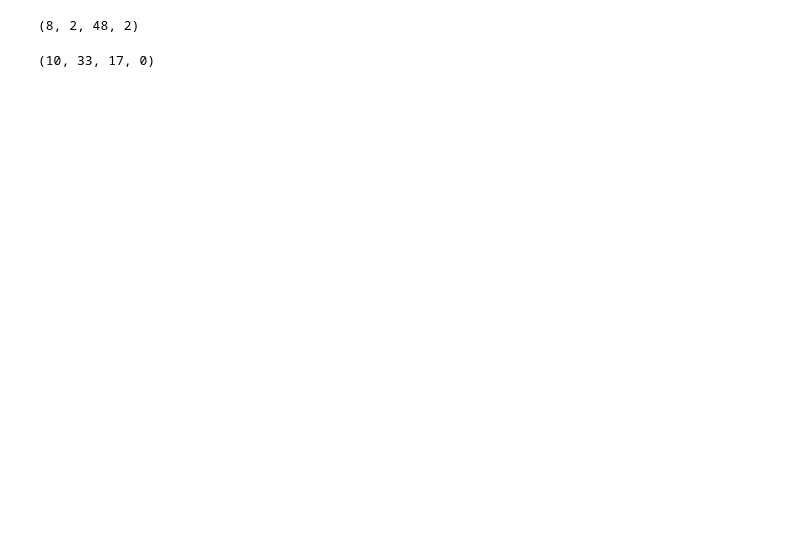
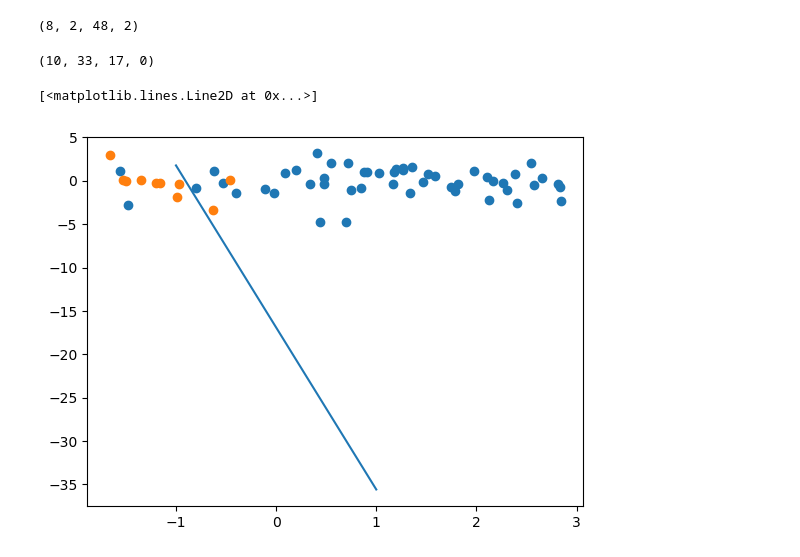
Before and after one commit to asaha1203/cx-4803, a Jupyter notebook: hw_7/hw_7_q4.ipynb, the cells around one changed output. Cells and saved outputs as stored; diff of their text form; code cells hidden in the pictures; blank space fills up the shorter version.

```diff
--- a/hw_7/hw_7_q4.ipynb
+++ b/hw_7/hw_7_q4.ipynb
@@ -142,3 +146,12 @@ cmval(Ximbalance,w1imbalance,yimbalance,0,60)
 cmval(Ximbalance,w2imbalance,yimbalance,0,60)
 # %% [output]
 (10, 33, 17, 0)
+# %%
+#plot stuff
+plt.scatter(x[0:50,0], x[0:50,1])
+plt.scatter(x[50:60,0], x[50:60,1])
+xvalues = np.linspace(-3,3,100)
+plt.plot(xvalues, -(w1imbalance[0] + w1imbalance[1] * xvalues) / w1imbalance[2])
+# %% [output]
+[<matplotlib.lines.Line2D at 0x...>]
+[figure, added]
```
Also changed, not shown: parts of 10 cells of this notebook, 3 other files.
